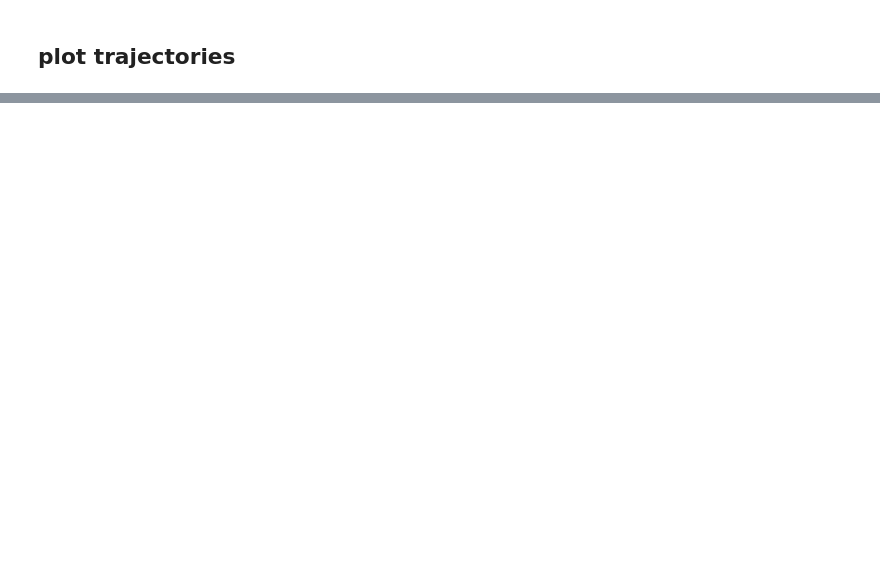
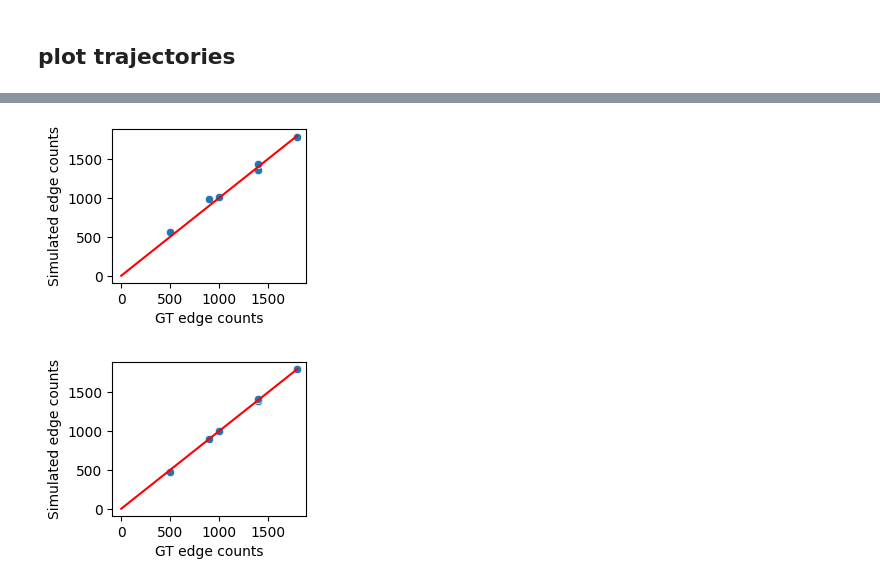
Before and after one commit to benchoi93/origin_destination_bayes_opt, a Jupyter notebook: bayesian_optimization/01_bo_vanilla.ipynb, the cells around one changed output, grey strips where cells are left out. Cells and saved outputs as stored; diff of their text form; code cells hidden in the pictures; blank space fills up the shorter version.

```diff
--- a/bayesian_optimization/01_bo_vanilla.ipynb
+++ b/bayesian_optimization/01_bo_vanilla.ipynb
@@ -467,10 +634,0 @@ plt.show()
-# %%
-import matplotlib.pyplot as plt
-
-for o1 in range(num_epsilon_iter):
-    df1b = gt_edge_data.merge(edge_epsilon_all[o1], on=['edge_id'], how='left')
-    curr_loss = compute_nrmse_counts_all_edges(gt_edge_data, edge_epsilon_all[o1])
-
-    plt.figure()
-    plt.plot(df1b.interval_nVehContrib_x, df1b.interval_nVehContrib_y, 'x')
-    plt.title(f'epsilon {o1}; loss: {curr_loss}')
@@ -497,0 +635,10 @@ number of GT edges: 196
+# %%
+if df_edge_stats.batch.drop_duplicates().shape[0] > 1:
+    raise('This needs updating once we start using batches')
+
+losses = []
+for o1 in range(config["NITER"]): #num_epsilon_iter):
+    curr_edge_stats = df_edge_stats[df_edge_stats.bo_iteration == o1]
+    df1b = gt_edge_data.merge(curr_edge_stats, on=['edge_id'], how='left', suffixes=('_gt', '_bo'))
+    curr_loss = compute_nrmse_counts_all_edges(gt_edge_data, curr_edge_stats)
+    losses.append(curr_loss)
@@ -497,0 +696,51 @@ number of GT edges: 196
+# %%
+# draw a joint seaborn plot for initial (o1 = 0) and best (o1 = idx_min) iteration
+
+
+import seaborn as sns
+import matplotlib.pyplot as plt
+
+o1 = 0
+curr_edge_stats = df_edge_stats[df_edge_stats.bo_iteration == o1]
+df1b = gt_edge_data.merge(curr_edge_stats, on=['edge_id'], how='left', suffixes=('_gt', '_bo'))
+curr_loss = compute_nrmse_counts_all_edges(gt_edge_data, curr_edge_stats)
+
+idx_min = np.argmin(losses)
+o2 = idx_min
+curr_edge_stats = df_edge_stats[df_edge_stats.bo_iteration == o2]
+df2b = gt_edge_data.merge(curr_edge_stats, on=['edge_id'], how='left', suffixes=('_gt', '_bo'))
+
+# define another df to draw joint plot // hue = bo_iteration
+df1b['bo_iteration'] = o1
+df2b['bo_iteration'] = o2
+df1b['type'] = 'initial'
+df2b['type'] = 'best'
+
+df_joint = pd.concat([df1b, df2b])
+
+# plotting diagonal line that represents a perfect data fit
+max_val = np.max([df1b.interval_nVehContrib_gt.max(), df1b.interval_nVehContrib_bo.max()])
+vec = np.arange(max_val)
+
+fig, ax = plt.subplots(nrows = 1 , ncols = 1, figsize=(2.5, 2))
+# initial
+sns.scatterplot(data=df1b, x='interval_nVehContrib_gt', y='interval_nVehContrib_bo',ax=ax)
+# x label
+ax.set_xlabel('GT edge counts')
+# y label
+ax.set_ylabel('Simulated edge counts')
+ax.plot(vec, vec, 'r-')
+plt.savefig(f"{config['simulation_run_path']}/{config['network_name']}_jointplot_initial.png")
+
+fig, ax = plt.subplots(nrows = 1 , ncols = 1, figsize=(2.5, 2))
+# best
+sns.scatterplot(data=df2b, x='interval_nVehContrib_gt', y='interval_nVehContrib_bo',ax=ax)
+# x label
+ax.set_xlabel('GT edge counts')
+# y label
+ax.set_ylabel('Simulated edge counts')
+ax.plot(vec, vec, 'r-')
+plt.savefig(f"{config['simulation_run_path']}/{config['network_name']}_jointplot_best.png")
+# %% [output]
+[figure, added]
+[figure, added]
```
Also changed, not shown: parts of 32 cells of this notebook, 3 other files.
